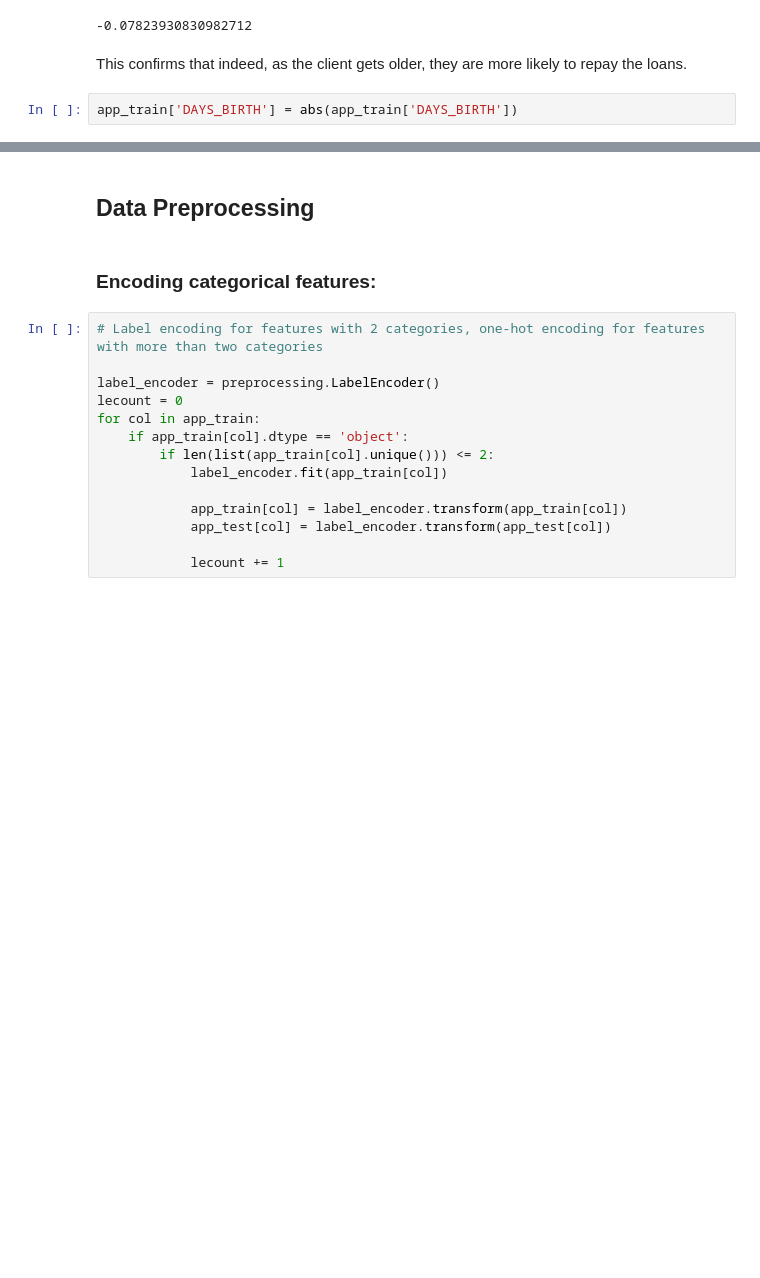
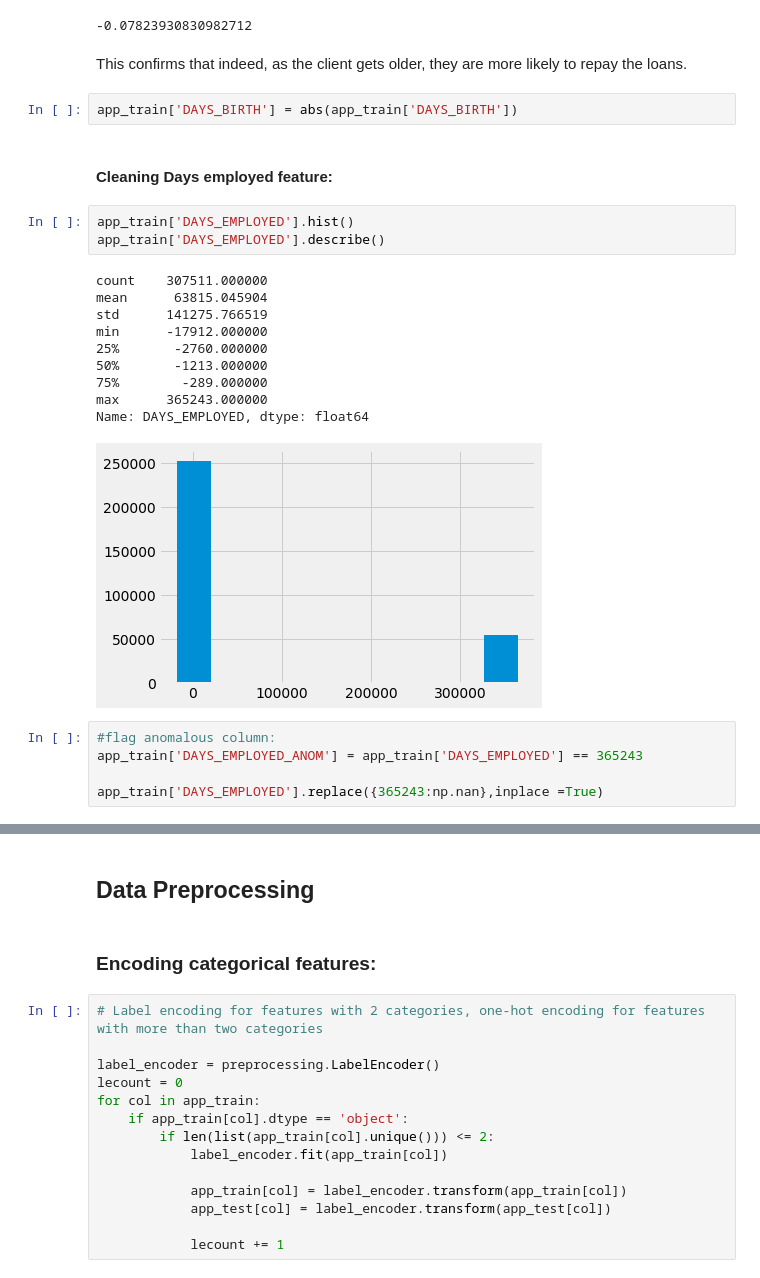
Before and after one commit to ashiquem/home-credit-default-risk, a Jupyter notebook: defaultRisk.ipynb, the cells around one changed output, grey strips where cells are left out. Saved outputs shown, nothing was run; the diff lists cells and outputs as text; blank space fills up the shorter version.

```diff
--- a/defaultRisk.ipynb
+++ b/defaultRisk.ipynb
@@ -262,3 +260,24 @@ ages.corr(app_train['TARGET'])
 This confirms that indeed, as the client gets older, they are more likely to repay the loans.
 # %%
 app_train['DAYS_BIRTH'] = abs(app_train['DAYS_BIRTH'])
+# %% [markdown]
+#### Cleaning Days employed feature:
+# %%
+app_train['DAYS_EMPLOYED'].hist()
+app_train['DAYS_EMPLOYED'].describe()
+# %% [output]
+count    307511.000000
+mean      63815.045904
+std      141275.766519
+min      -17912.000000
+25%       -2760.000000
+50%       -1213.000000
+75%        -289.000000
+max      365243.000000
+Name: DAYS_EMPLOYED, dtype: float64
+[figure, added]
+# %%
+#flag anomalous column:
+app_train['DAYS_EMPLOYED_ANOM'] = app_train['DAYS_EMPLOYED'] == 365243
+
+app_train['DAYS_EMPLOYED'].replace({365243:np.nan},inplace =True)
```
Also changed, not shown: parts of 25 cells of this notebook.
